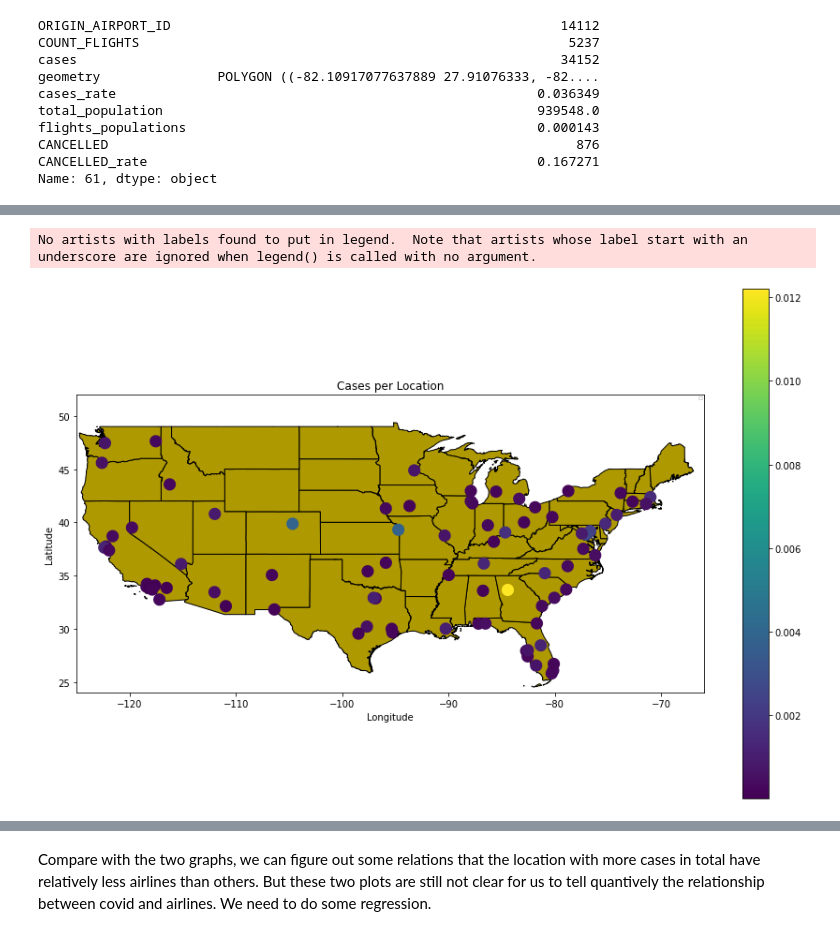
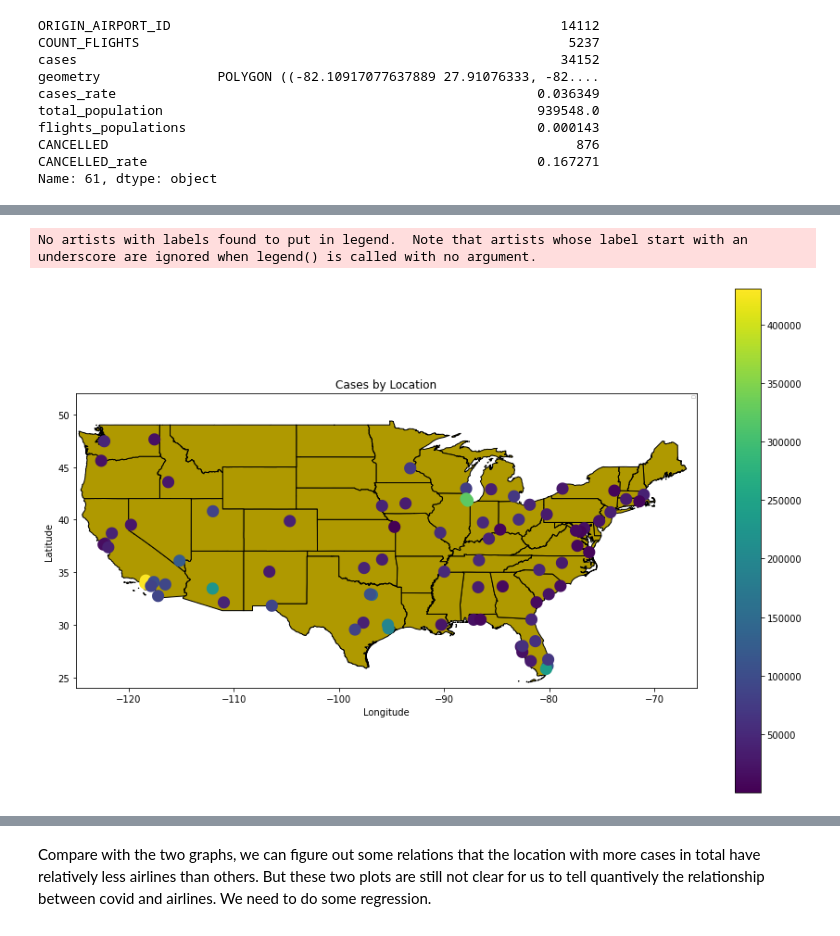
Before and after one commit to Haoj1/Big-Data-Econ-Analysis, a Jupyter notebook: Data_Analysis.ipynb, the cells around one changed output, grey strips where cells are left out. Cells and saved outputs as stored; diff of their text form; code cells hidden in the pictures.

```diff
--- a/Data_Analysis.ipynb
+++ b/Data_Analysis.ipynb
@@ -167,0 +166,11 @@ covid_airline_gdf
+# %%
+# Filter the data for the years 2018 and 2019
+airline_2018_2019 = airline_county_df[(airline_county_df["YEAR"] == 2018) | (airline_county_df["YEAR"] == 2019)]
+
+# Group the data by STATEFP, COUNTYFP, and WEEK columns and compute the mean of COUNT_FLIGHTS column
+airline_2018_2019 = airline_2018_2019.groupby(["STATEFP", "COUNTYFP", "WEEK"])["COUNT_FLIGHTS"].mean().reset_index()
+airline_2018_2019.rename(columns={'COUNT_FLIGHTS':'COUNT_FLIGHTS_Before_2020'}, inplace=True)
+# Display the first 5 rows of the filtered and grouped data
+airline_2018_2019.head()
+covid_airline_gdf = covid_airline_gdf.merge(airline_2018_2019, on = ["STATEFP", "COUNTYFP", "WEEK"], how = 'left')
+covid_airline_gdf.head()
@@ -167,0 +185,15 @@ covid_airline_gdf
+# %%
+# Filter the data for the years 2018 and 2019
+airline_2018_2019 = airline_county_df[(airline_county_df["YEAR"] == 2018) | (airline_county_df["YEAR"] == 2019)]
+
+# Group the data by STATEFP, COUNTYFP, and WEEK columns and compute the mean of COUNT_FLIGHTS column
+airline_2018_2019 = airline_2018_2019.groupby(["STATEFP", "COUNTYFP", "YEAR"])["COUNT_FLIGHTS"].sum().reset_index()
+airline_2018_2019.rename(columns={'COUNT_FLIGHTS':'COUNT_FLIGHTS_Per_Year_Before_2020'}, inplace=True)
+
+filtered_df = airline_2018_2019[(airline_2018_2019["YEAR"] == 2018) | (airline_2018_2019["YEAR"] == 2019)]
+grouped_df = filtered_df.groupby(["STATEFP", "COUNTYFP"])["COUNT_FLIGHTS_Per_Year_Before_2020"].mean().reset_index()
+# Display the first 5 rows of the filtered and grouped data
+# airline_2018_2019.head()
+covid_airline_gdf = covid_airline_gdf.merge(grouped_df, on = ["STATEFP", "COUNTYFP"], how = 'left')
+covid_airline_gdf.head()
+# airline_2018_2019
@@ -167,0 +208,3 @@ covid_airline_gdf
+# %%
+covid_airline_gdf['decreases_in_airline'] = covid_airline_gdf['COUNT_FLIGHTS_Before_2020'] - covid_airline_gdf['COUNT_FLIGHTS']
+covid_airline_gdf.head()
@@ -249,27 +348,26 @@ Name: 61, dtype: object
 # %%
 fig, ax = plt.subplots(figsize=(15, 10))
 us_mainland.plot(color="#AF9900", linewidth=1, edgecolor="black", ax=ax)
 cmap = plt.cm.get_cmap("Reds")
 county_grouped_case_airline = covid_airline_gdf.groupby(['ORIGIN_AIRPORT_ID']).agg(
     {'COUNT_FLIGHTS' : 'sum',
      'cases' : 'max',
      'geometry' : 'first',
      'cases_rate': 'max',
-     'total_population' : 'mean',
-     'flights_populations' : 'mean'}
+     'total_population' : 'mean'}
 ).reset_index()
 county_grouped_case_airline = gpd.GeoDataFrame(county_grouped_case_airline, geometry='geometry')
-county_grouped_case_airline.plot(column="flights_populations", legend=True, ax = ax)
+county_grouped_case_airline.plot(column="cases", legend=True, ax = ax)
 ax.set_xlim(-125, -66)
 ax.set_ylim(24, 52)
 # Add title and axis labels
-plt.title("Cases per Location")
+plt.title("Cases by Location")
 plt.xlabel("Longitude")
 plt.ylabel("Latitude")
 plt.legend(fontsize=4)
 # Show the plot
 plt.show()
 # %% [output]
 No artists with labels found to put in legend.  Note that artists whose label start with an underscore are ignored when legend() is called with no argument.
-[figure, old version]
+[figure, new version]
 # %%
```
Also changed, not shown: parts of 29 cells of this notebook, 1 other file.
